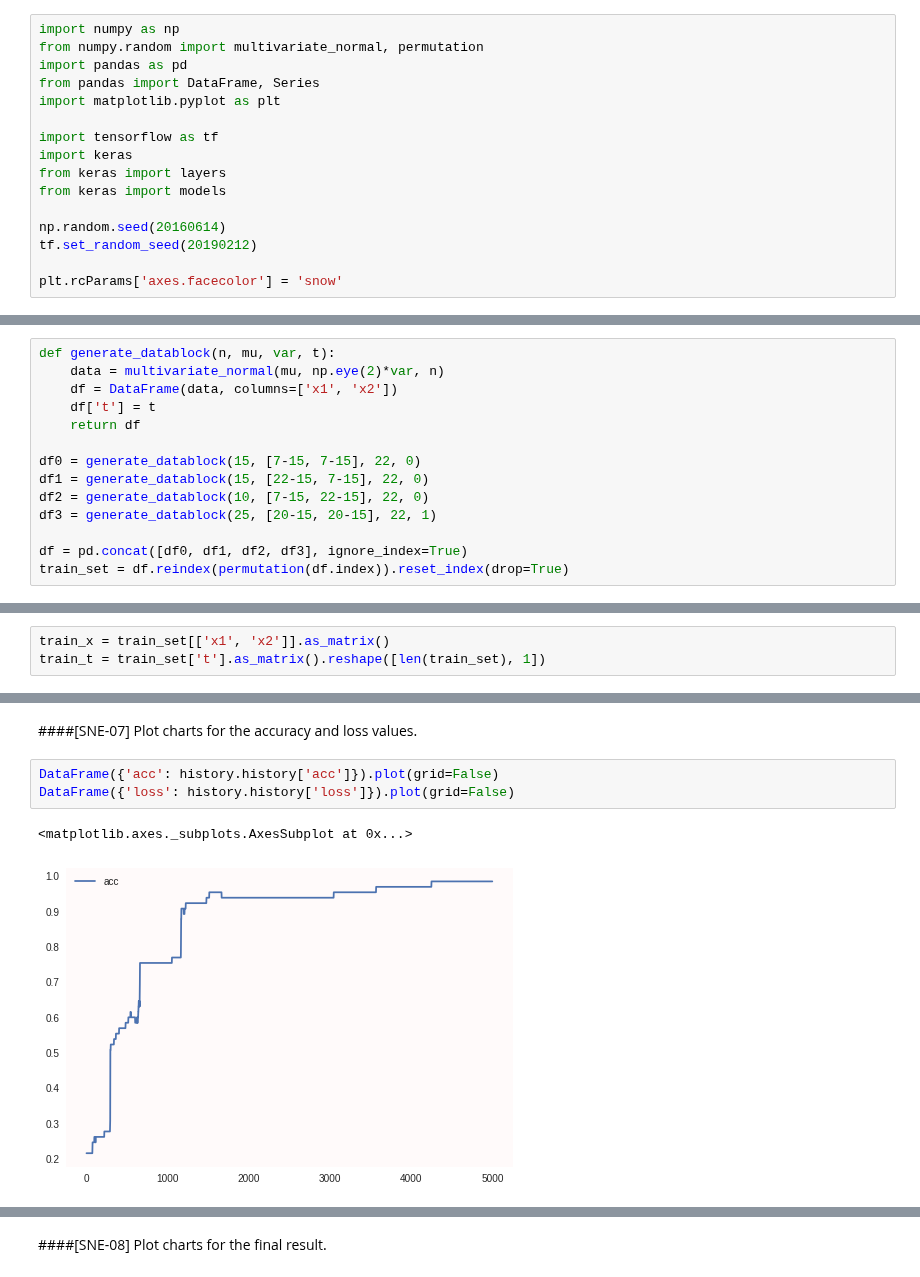
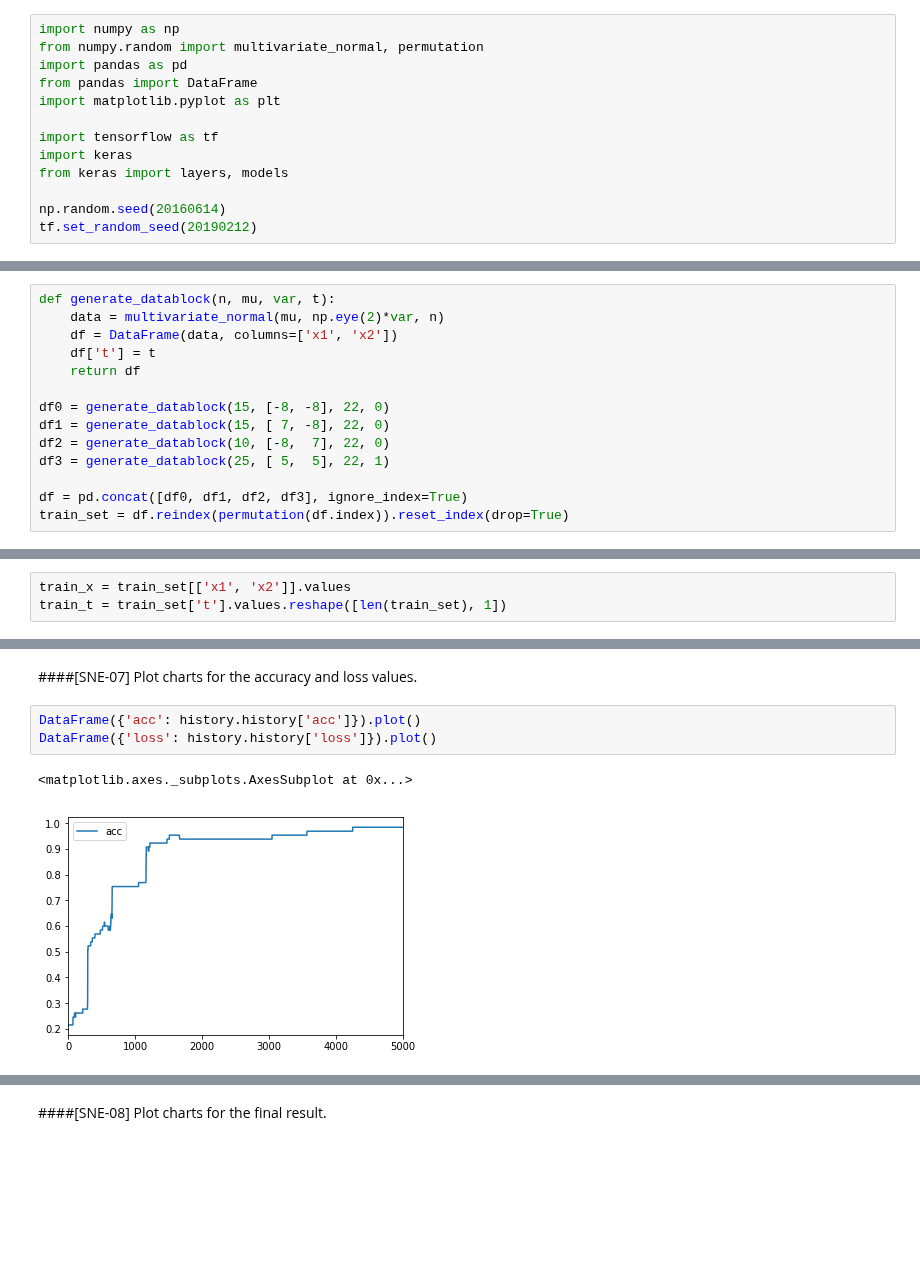
Before and after one commit to enakai00/colab_tfbook, a Jupyter notebook: Chapter03/1. Single layer network example.ipynb, the cells around one changed output, grey strips where cells are left out. Saved outputs shown, nothing was run; the diff lists cells and outputs as text; blank space fills up the shorter version.

```diff
--- a/Chapter03/1. Single layer network example.ipynb
+++ b/Chapter03/1. Single layer network example.ipynb
@@ -11,18 +11,15 @@ Import modules and set random seeds.
 import numpy as np
 from numpy.random import multivariate_normal, permutation
 import pandas as pd
-from pandas import DataFrame, Series
+from pandas import DataFrame
 import matplotlib.pyplot as plt
 
 import tensorflow as tf
 import keras
-from keras import layers
-from keras import models
+from keras import layers, models
 
 np.random.seed(20160614)
 tf.set_random_seed(20190212)
-
-plt.rcParams['axes.facecolor'] = 'snow'
 # %% [output]
 Using TensorFlow backend.
 # %% [markdown]
@@ -35,10 +32,10 @@ def generate_datablock(n, mu, var, t):
     df['t'] = t
     return df
 
-df0 = generate_datablock(15, [7-15, 7-15], 22, 0)
-df1 = generate_datablock(15, [22-15, 7-15], 22, 0)
-df2 = generate_datablock(10, [7-15, 22-15], 22, 0)
-df3 = generate_datablock(25, [20-15, 20-15], 22, 1)
+df0 = generate_datablock(15, [-8, -8], 22, 0)
+df1 = generate_datablock(15, [ 7, -8], 22, 0)
+df2 = generate_datablock(10, [-8,  7], 22, 0)
+df3 = generate_datablock(25, [ 5,  5], 22, 1)
 
 df = pd.concat([df0, df1, df2, df3], ignore_index=True)
 train_set = df.reindex(permutation(df.index)).reset_index(drop=True)
@@ -46,8 +43,8 @@ train_set = df.reindex(permutation(df.index)).reset_index(drop=True)
 ####[SNE-03]
 Store the coordinates $(x_1,x_2)$ and label values $t$ into NumPy arrays.
 # %%
-train_x = train_set[['x1', 'x2']].as_matrix()
-train_t = train_set['t'].as_matrix().reshape([len(train_set), 1])
+train_x = train_set[['x1', 'x2']].values
+train_t = train_set['t'].values.reshape([len(train_set), 1])
 # %% [markdown]
 ####[SNE-04]
 Define a model for the binary classification using a single hidden layer.
@@ -95,8 +92,8 @@ Use tf.cast instead.
 ####[SNE-07]
 Plot charts for the accuracy and loss values.
 # %%
-DataFrame({'acc': history.history['acc']}).plot(grid=False)
-DataFrame({'loss': history.history['loss']}).plot(grid=False)
+DataFrame({'acc': history.history['acc']}).plot()
+DataFrame({'loss': history.history['loss']}).plot()
 # %% [output]
 <matplotlib.axes._subplots.AxesSubplot at 0x...>
-[figure, old version]
+[figure, new version]
```
Also changed, not shown: parts of 2 cells of this notebook.
